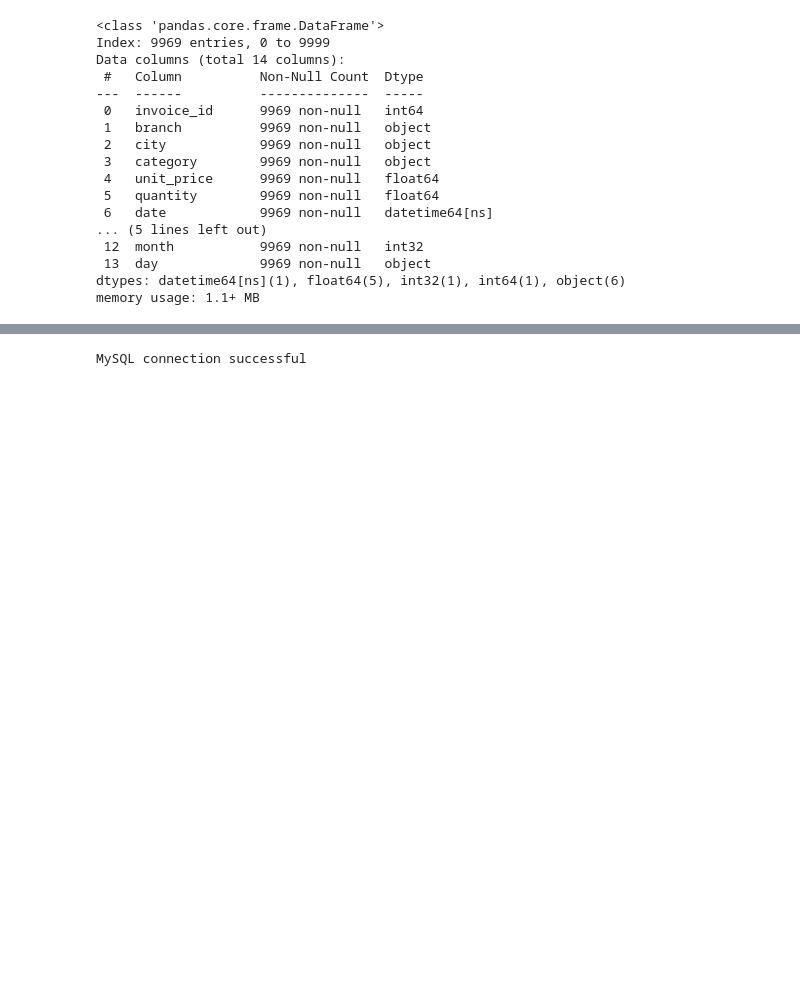
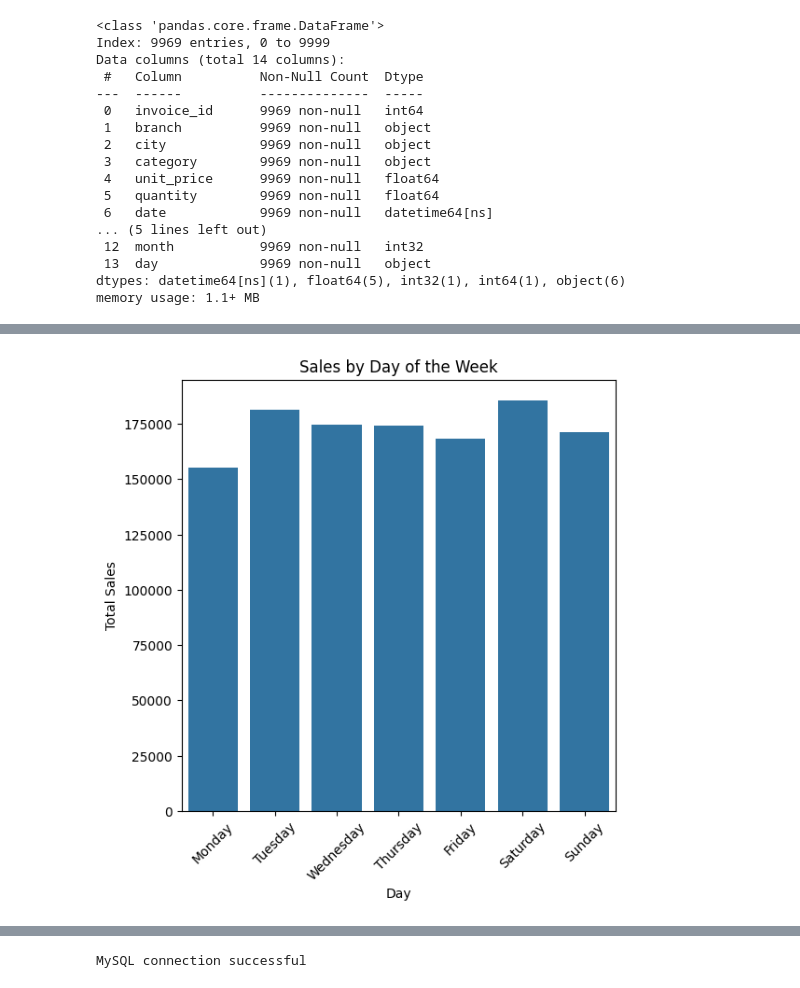
Before and after one commit to Mo-210/walmart_sales, a Jupyter notebook: project.ipynb, the cells around one changed output, grey strips where cells are left out. Saved outputs shown, nothing was run; the diff lists cells and outputs as text; code cells hidden in the pictures; blank space fills up the shorter version.

```diff
--- a/project.ipynb
+++ b/project.ipynb
@@ -297,0 +343,19 @@ plt.show()
+# %%
+# Group total sales by day of week
+day_sales = df.groupby('day')['total'].sum().reset_index()
+
+# To ensure days are in order
+days_order = ['Monday', 'Tuesday', 'Wednesday', 'Thursday', 'Friday', 'Saturday', 'Sunday']
+day_sales['day'] = pd.Categorical(day_sales['day'], categories=days_order, ordered=True)
+day_sales = day_sales.sort_values('day')
+
+# Plot sales by day
+plt.figure(figsize=(6,6))
+sns.barplot(data=day_sales, x='day', y='total')
+plt.title('Sales by Day of the Week')
+plt.xlabel('Day')
+plt.ylabel('Total Sales')
+plt.xticks(rotation=45)
+plt.show()
+# %% [output]
+[figure, added]
```
Also changed, not shown: parts of 15 cells of this notebook.
